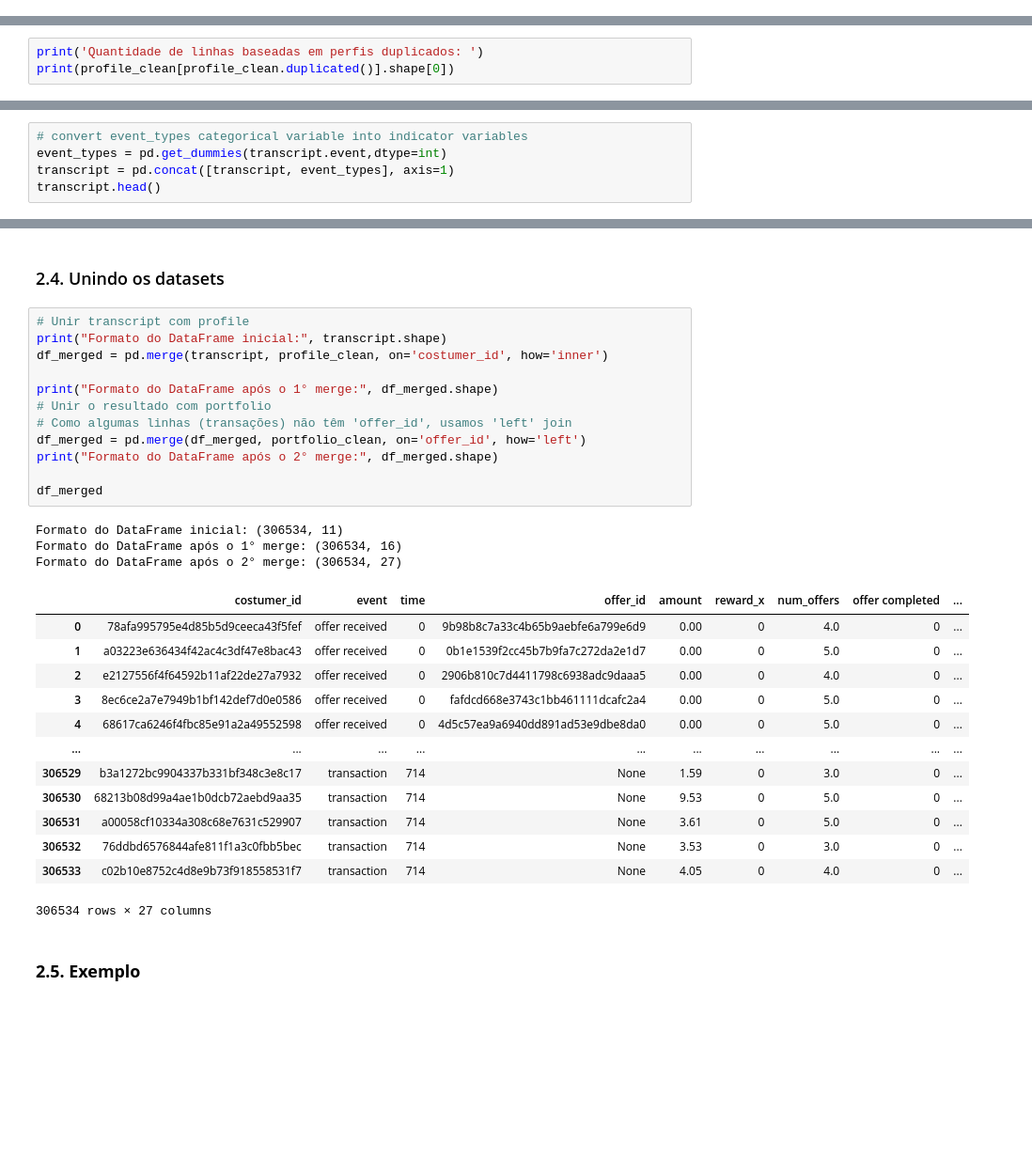
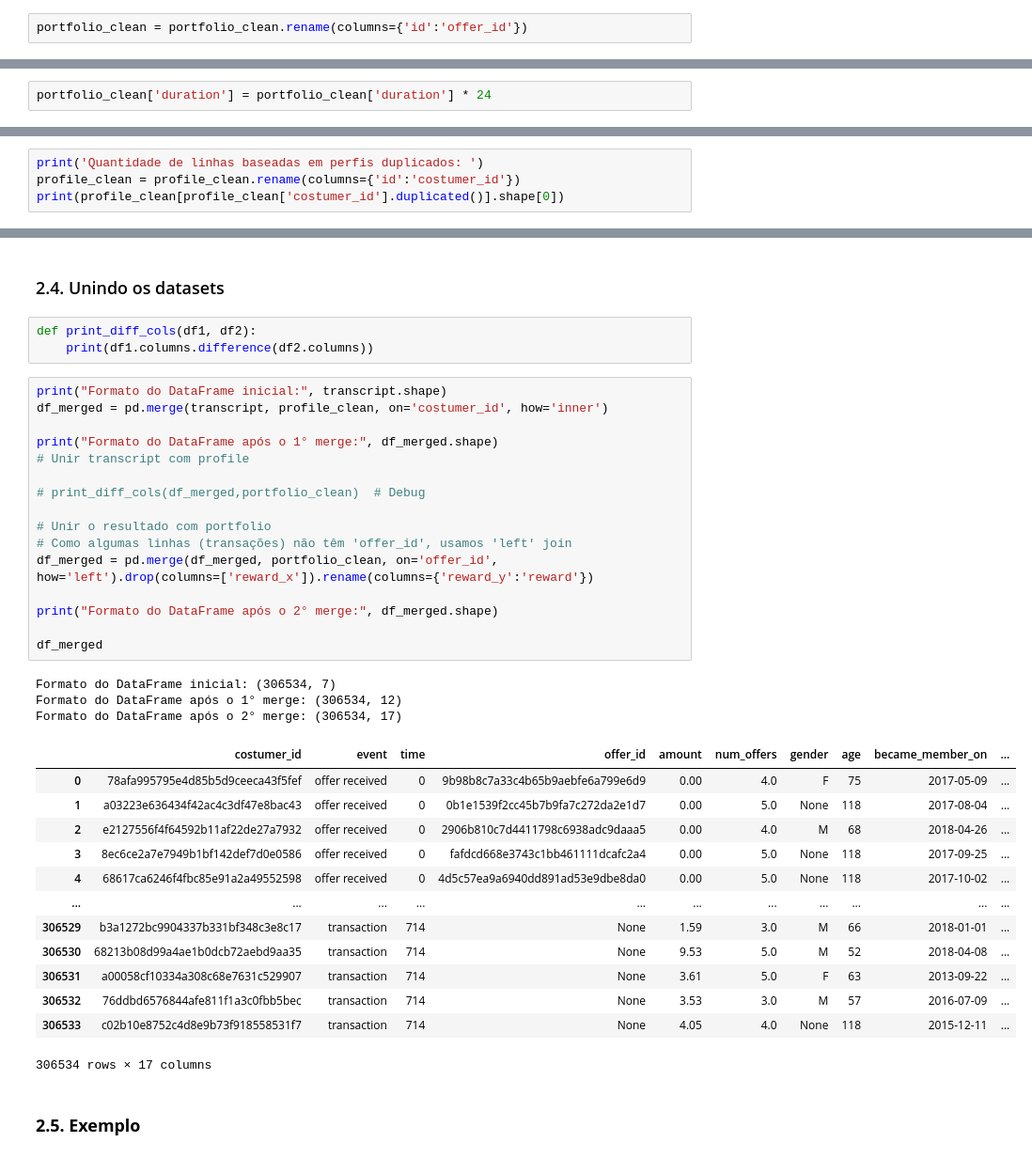
Before and after one commit to Gabriel-Vernizi/Starbucks_ML_Project, a Jupyter notebook: Starbucks_Offer_Predict.ipynb, the cells around one changed output, grey strips where cells are left out. Shown at 94% size. Saved outputs shown, nothing was run; the diff lists cells and outputs as text; blank space fills up the shorter version.

```diff
--- a/Starbucks_Offer_Predict.ipynb
+++ b/Starbucks_Offer_Predict.ipynb
@@ -323,0 +296,2 @@ else:
+# %%
+portfolio_clean = portfolio_clean.rename(columns={'id':'offer_id'})
@@ -324,10 +311,13 @@ else:
+# %%
+portfolio_clean['duration'] = portfolio_clean['duration'] * 24
 # %% [markdown]
 ### 2.2. Limpeza do `profile`
 # %%
 profile_clean = profile.copy()
 # %%
 print('Quantidade de linhas baseadas em perfis duplicados: ')
-print(profile_clean[profile_clean.duplicated()].shape[0])
+profile_clean = profile_clean.rename(columns={'id':'costumer_id'})
+print(profile_clean[profile_clean['costumer_id'].duplicated()].shape[0])
 # %% [output]
 Quantidade de linhas baseadas em perfis duplicados:
 0
@@ -448,8 +438,3 @@ transcript.head()
 | 2 | e2127556f4f64592b11af22de27a7932 | offer received | 0 | 2906b810c7d4411798c6938adc9daaa5 | 0.0 | 0 | 4.0 |
 | 3 | 8ec6ce2a7e7949b1bf142def7d0e0586 | offer received | 0 | fafdcd668e3743c1bb461111dcafc2a4 | 0.0 | 0 | 5.0 |
 | 4 | 68617ca6246f4fbc85e91a2a49552598 | offer received | 0 | 4d5c57ea9a6940dd891ad53e9dbe8da0 | 0.0 | 0 | 5.0 |
-# %%
-# convert event_types categorical variable into indicator variables
-event_types = pd.get_dummies(transcript.event,dtype=int)
-transcript = pd.concat([transcript, event_types], axis=1)
-transcript.head()
@@ -472,34 +450,41 @@ transcript.groupby('event').count()
 # %% [markdown]
 ### 2.4. Unindo os datasets
+# %%
+def print_diff_cols(df1, df2):
+    print(df1.columns.difference(df2.columns))
 # %%
-# Unir transcript com profile
 print("Formato do DataFrame inicial:", transcript.shape)
 df_merged = pd.merge(transcript, profile_clean, on='costumer_id', how='inner')
 
 print("Formato do DataFrame após o 1° merge:", df_merged.shape)
+# Unir transcript com profile
+
+# print_diff_cols(df_merged,portfolio_clean)  # Debug
+
 # Unir o resultado com portfolio
 # Como algumas linhas (transações) não têm 'offer_id', usamos 'left' join
-df_merged = pd.merge(df_merged, portfolio_clean, on='offer_id', how='left')
+df_merged = pd.merge(df_merged, portfolio_clean, on='offer_id', how='left').drop(columns=['reward_x']).rename(columns={'reward_y':'reward'})
+
 print("Formato do DataFrame após o 2° merge:", df_merged.shape)
 
 df_merged
 # %% [output]
-Formato do DataFrame inicial: (306534, 11)
-Formato do DataFrame após o 1° merge: (306534, 16)
-Formato do DataFrame após o 2° merge: (306534, 27)
+Formato do DataFrame inicial: (306534, 7)
+Formato do DataFrame após o 1° merge: (306534, 12)
+Formato do DataFrame após o 2° merge: (306534, 17)
-|  | costumer_id | event | time | offer_id | amount | reward_x | num_offers | offer completed | ... |
-| 0 | 78afa995795e4d85b5d9ceeca43f5fef | offer received | 0 | 9b98b8c7a33c4b65b9aebfe6a799e6d9 | 0.00 | 0 | 4.0 | 0 | ... |
-| 1 | a03223e636434f42ac4c3df47e8bac43 | offer received | 0 | 0b1e1539f2cc45b7b9fa7c272da2e1d7 | 0.00 | 0 | 5.0 | 0 | ... |
-| 2 | e2127556f4f64592b11af22de27a7932 | offer received | 0 | 2906b810c7d4411798c6938adc9daaa5 | 0.00 | 0 | 4.0 | 0 | ... |
-| 3 | 8ec6ce2a7e7949b1bf142def7d0e0586 | offer received | 0 | fafdcd668e3743c1bb461111dcafc2a4 | 0.00 | 0 | 5.0 | 0 | ... |
-| 4 | 68617ca6246f4fbc85e91a2a49552598 | offer received | 0 | 4d5c57ea9a6940dd891ad53e9dbe8da0 | 0.00 | 0 | 5.0 | 0 | ... |
-| ... | ... | ... | ... | ... | ... | ... | ... | ... | ... |
-| 306529 | b3a1272bc9904337b331bf348c3e8c17 | transaction | 714 | None | 1.59 | 0 | 3.0 | 0 | ... |
-| 306530 | 68213b08d99a4ae1b0dcb72aebd9aa35 | transaction | 714 | None | 9.53 | 0 | 5.0 | 0 | ... |
-| 306531 | a00058cf10334a308c68e7631c529907 | transaction | 714 | None | 3.61 | 0 | 5.0 | 0 | ... |
-| 306532 | 76ddbd6576844afe811f1a3c0fbb5bec | transaction | 714 | None | 3.53 | 0 | 3.0 | 0 | ... |
-| 306533 | c02b10e8752c4d8e9b73f918558531f7 | transaction | 714 | None | 4.05 | 0 | 4.0 | 0 | ... |
+|  | costumer_id | event | time | offer_id | amount | num_offers | gender | age | became_member_on | ... |
+| 0 | 78afa995795e4d85b5d9ceeca43f5fef | offer received | 0 | 9b98b8c7a33c4b65b9aebfe6a799e6d9 | 0.00 | 4.0 | F | 75 | 2017-05-09 | ... |
+| 1 | a03223e636434f42ac4c3df47e8bac43 | offer received | 0 | 0b1e1539f2cc45b7b9fa7c272da2e1d7 | 0.00 | 5.0 | None | 118 | 2017-08-04 | ... |
+| 2 | e2127556f4f64592b11af22de27a7932 | offer received | 0 | 2906b810c7d4411798c6938adc9daaa5 | 0.00 | 4.0 | M | 68 | 2018-04-26 | ... |
+| 3 | 8ec6ce2a7e7949b1bf142def7d0e0586 | offer received | 0 | fafdcd668e3743c1bb461111dcafc2a4 | 0.00 | 5.0 | None | 118 | 2017-09-25 | ... |
+| 4 | 68617ca6246f4fbc85e91a2a49552598 | offer received | 0 | 4d5c57ea9a6940dd891ad53e9dbe8da0 | 0.00 | 5.0 | None | 118 | 2017-10-02 | ... |
+| ... | ... | ... | ... | ... | ... | ... | ... | ... | ... | ... |
+| 306529 | b3a1272bc9904337b331bf348c3e8c17 | transaction | 714 | None | 1.59 | 3.0 | M | 66 | 2018-01-01 | ... |
+| 306530 | 68213b08d99a4ae1b0dcb72aebd9aa35 | transaction | 714 | None | 9.53 | 5.0 | M | 52 | 2018-04-08 | ... |
+| 306531 | a00058cf10334a308c68e7631c529907 | transaction | 714 | None | 3.61 | 5.0 | F | 63 | 2013-09-22 | ... |
+| 306532 | 76ddbd6576844afe811f1a3c0fbb5bec | transaction | 714 | None | 3.53 | 3.0 | M | 57 | 2016-07-09 | ... |
+| 306533 | c02b10e8752c4d8e9b73f918558531f7 | transaction | 714 | None | 4.05 | 4.0 | None | 118 | 2015-12-11 | ... |
-306534 rows × 27 columns
+306534 rows × 17 columns
 # %% [markdown]
 ### **2.5. Exemplo**
 # %% [markdown]
```
Also changed, not shown: parts of 25 cells of this notebook, 3 other files.
